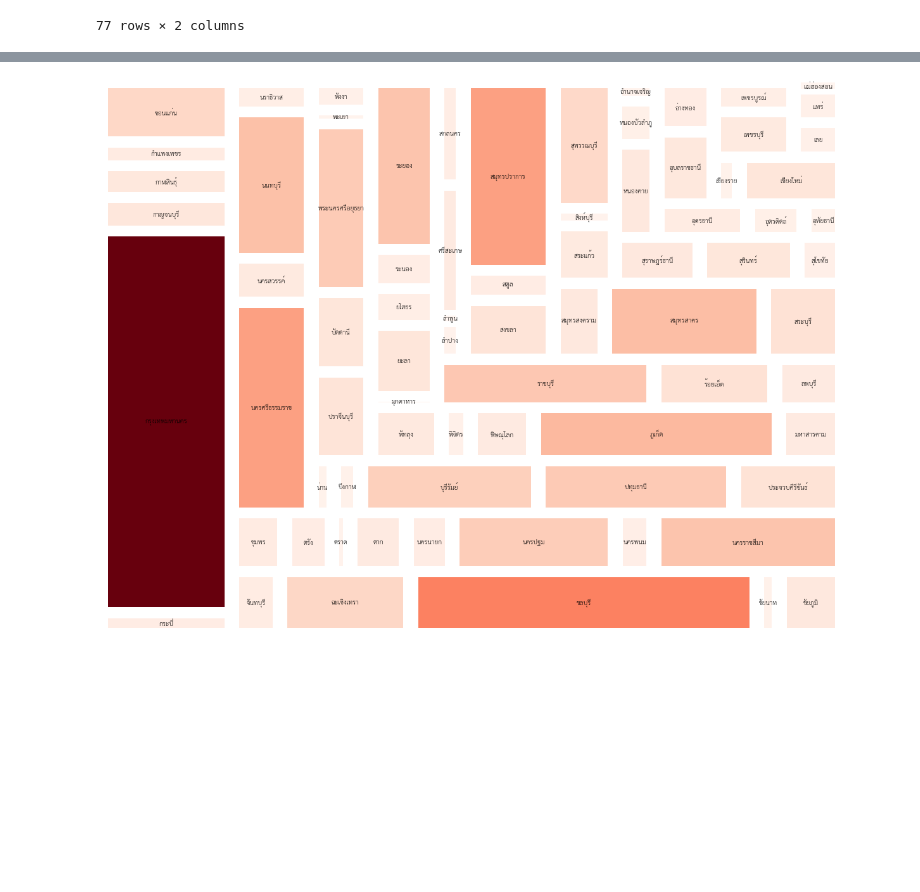
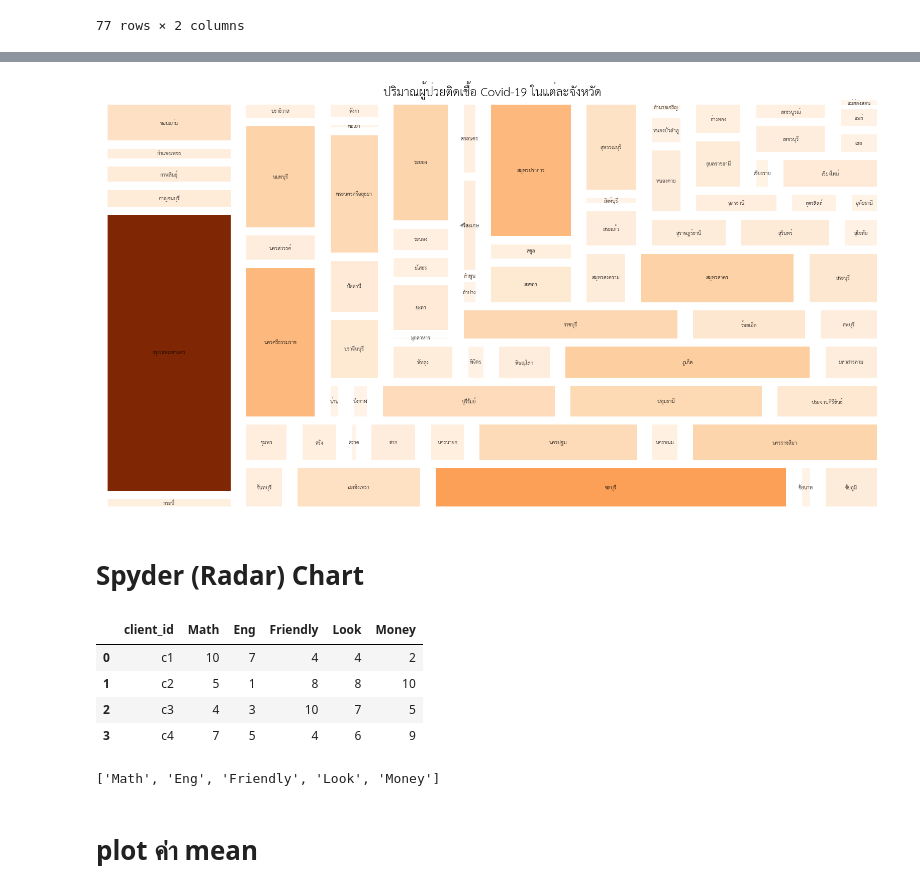
Before and after one commit to ThanikPimpiban/data_viz_2022, a Jupyter notebook: DataViz04_Data_Comparison.ipynb, the cells around one changed output, grey strips where cells are left out. Saved outputs shown, nothing was run; the diff lists cells and outputs as text; code cells hidden in the pictures; blank space fills up the shorter version.

```diff
--- a/DataViz04_Data_Comparison.ipynb
+++ b/DataViz04_Data_Comparison.ipynb
@@ -398,5 +400,5 @@ Mounted at /content/drive
 # %%
-data= pd.read_csv('/content/drive/MyDrive/dataviz_2021_data/New/confirmed-cases-since-280265.csv')  ## สร้างตัวแปร รับค่าข้อมูลที่อยู่ใน Google drive
+data= pd.read_excel('/content/drive/MyDrive/dataviz_2021_data/New/confirmed-cases-since-280265.xlsx')  ## สร้างตัวแปร รับค่าข้อมูลที่อยู่ใน Google drive
 data ## แสดงข้อมูล
 # %% [output]
 |  | No. | announce_date | Notified date | sex | age | Unit | nationality | province_of_isolation | ... |
@@ -494,16 +483,18 @@ import matplotlib.pyplot as plt
 import pandas as pd
 import squarify
 # %%
-norm = matplotlib.colors.Normalize(vmin=min(data_real['จำนวนผู้ติดเชื้อ']), vmax=max(data_real['จำนวนผู้ติดเชื้อ']))
-colors = [matplotlib.cm.Reds(norm(value)) for value in data_real['จำนวนผู้ติดเชื้อ']]
+norm = matplotlib.colors.Normalize(vmin=min(data_real['จำนวนผู้ติดเชื้อ']), vmax=max(data_real['จำนวนผู้ติดเชื้อ']))  ## หาสีตามขนาดของข้อมูลมากสุดและน้อยสุด
+colors = [matplotlib.cm.Oranges(norm(value)) for value in data_real['จำนวนผู้ติดเชื้อ']]  ### เลือกสี colormap ในการ plot โดยเรียงตามขนาดของข้อมูล(สีเข้ม,สีอ่อน)
 
 fig = plt.gcf()
-ax = fig.add_subplot()
-fig.set_size_inches(21, 16)
+fig.set_size_inches(28, 15) ### กำหนดขนาดของกราฟ (หน่วย : นิ้ว)
 
 
 
-squarify.plot(data_real['จำนวนผู้ติดเชื้อ'],label=data_real['province_of_isolation'],color=colors,pad=True)
-plt.axis('off');
+squarify.plot(data_real['จำนวนผู้ติดเชื้อ'],label=data_real['province_of_isolation'],color=colors,pad=True) ## plot กราฟ squarify ใส่ label , สี
+plt.title('ปริมาณผู้ป่วยติดเชื้อ Covid-19 ในแต่ละจังหวัด',fontsize=23) ##กำหนดชื่อกราฟ ขนาดตัวหนังสือ
+plt.axis('off'); ## ลบแกน x,y
 # %% [output]
-[figure, old version]
+[figure, new version]
+# %% [markdown]
+# Spyder (Radar) Chart
@@ -509,0 +507,22 @@ plt.axis('off');
+# %%
+data = {'client_id' : ['c1' , 'c2' , 'c3' , 'c4'],
+         'Math' : [10,5,4,7],
+         'Eng' : [7,1,3,5],
+         'Friendly' : [4,8,10,4],
+        'Look' : [4,8,7,6],
+       'Money' : [2,10,5,9]}
+df = pd.DataFrame.from_dict(data)
+df
+# %% [output]
+|  | client_id | Math | Eng | Friendly | Look | Money |
+| 0 | c1 | 10 | 7 | 4 | 4 | 2 |
+| 1 | c2 | 5 | 1 | 8 | 8 | 10 |
+| 2 | c3 | 4 | 3 | 10 | 7 | 5 |
+| 3 | c4 | 7 | 5 | 4 | 6 | 9 |
+# %%
+categories = list(df.columns[1:])
+categories
+# %% [output]
+['Math', 'Eng', 'Friendly', 'Look', 'Money']
+# %% [markdown]
+# plot ค่า mean
```
Also changed, not shown: parts of 16 cells of this notebook.
